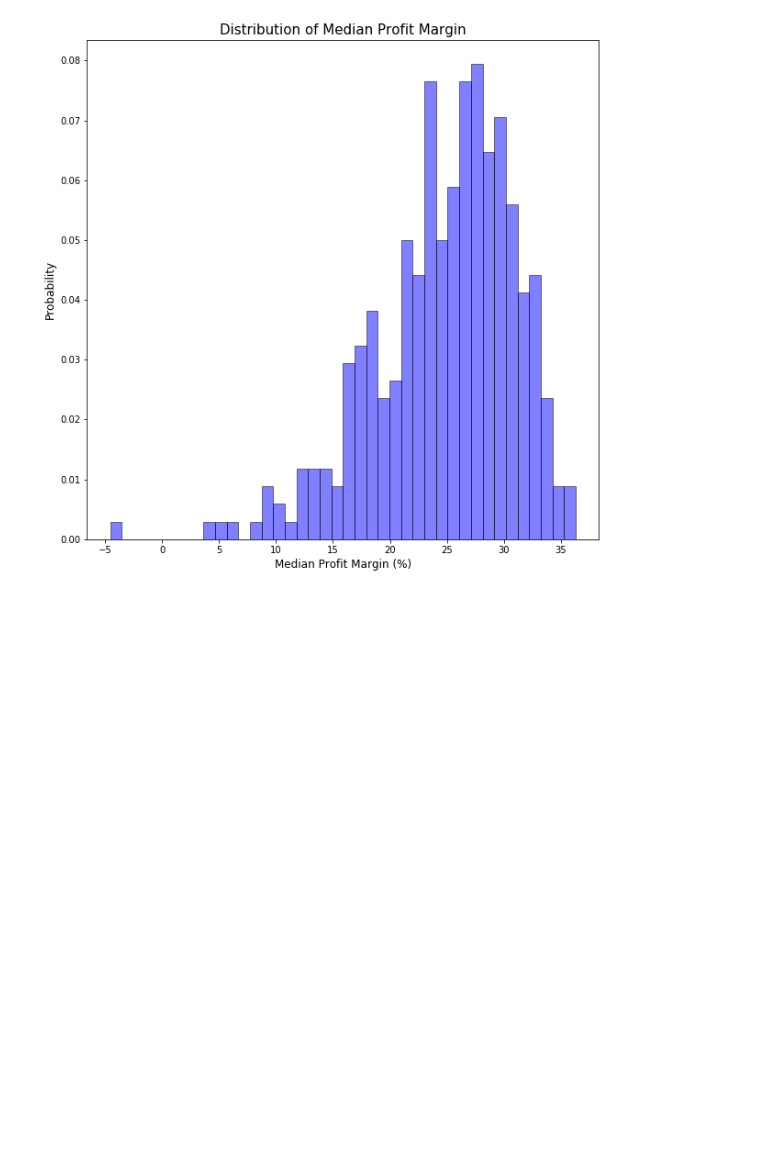
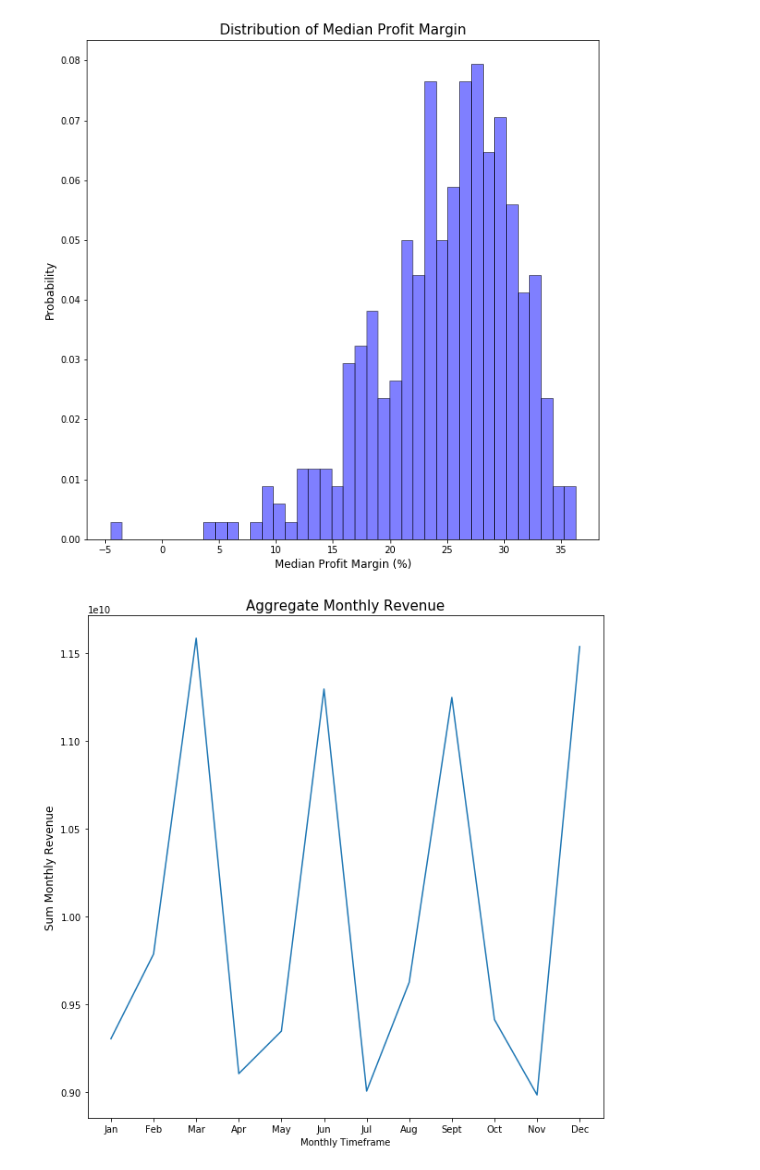
Before and after one commit to philipk19238/Blackstone-DS-Take-Home, a Jupyter notebook: analysis.ipynb, the cells around one changed output. Saved outputs shown, nothing was run; the diff lists cells and outputs as text; code cells hidden in the pictures; blank space fills up the shorter version.

Commit message:
pivoting original dataset into quarterly & monthly dataframes along with adding plots of quarterly/monthly revenue

```diff
--- a/analysis.ipynb
+++ b/analysis.ipynb
@@ -11,3 +11,19 @@ def histogram(df, metric):
     ax.set_title(f'Distribution of {metric} Profit Margin', fontsize=15)
     ax.set_xlabel(f'{metric} Profit Margin (%)', fontsize=12)
     ax.set_ylabel('Probability', fontsize=12)
+
+#line plot
+def line_plot(df, metric):
+    fig,ax = plt.subplots(figsize=(10,10))
+    ax.plot(list(df.columns), [sum(df[column]) for column in df.columns])
+    ax.set_title(f"Aggregate {metric} Revenue", fontsize=15)
+    ax.set_xlabel(f'{metric} Timeframe')
+    ax.set_ylabel(f'Sum {metric} Revenue', fontsize=12)
+
+
+#calculating profit margin (net_revenue/gross revenue) * 100
+df['profit_margin'] = (df['Gross revenue'] - (df['Fixed cost'] + df['Variable cost'] + df['Rental cost']))/(df['Gross revenue']) * 100
+
+#getting aggregate median and mean profit margins
+df_mean = df.groupby('Location number').mean()['profit_margin']
+df_median = df.groupby('Location number').median()['profit_margin']
@@ -28,3 +37,21 @@ histogram(df_mean, 'Mean')
 histogram(df_median, 'Median')
 # %% [output]
 [figure]
+# %%
+#calculating monthly & quarterly revenue by transposing dataframe and aggregating into months/quarterly respectively
+df_monthly = pd.pivot_table(df, index='Location number', columns='Month', values='Gross revenue')
+df_monthly.columns = 'Jan Feb Mar Apr May Jun Jul Aug Sept Oct Nov Dec'.split(' ')
+
+#quarterly revenue
+dic = {}
+index = 1
+for index in range(0, len(df_monthly.columns), 3):
+    quarter = list(df_monthly.columns)[index:index+3]
+    revenue_list = [sum(df_monthly[month]) for month in quarter]
+    dic[f"Q{index}"] = sum(revenue_list)
+    index += 1
+df_quarterly = pd.DataFrame(dic, index=[0])
+# %%
+line_plot(df_monthly, 'Monthly')
+# %% [output]
+[figure, added]
```
Also changed, not shown: parts of 4 cells of this notebook.
